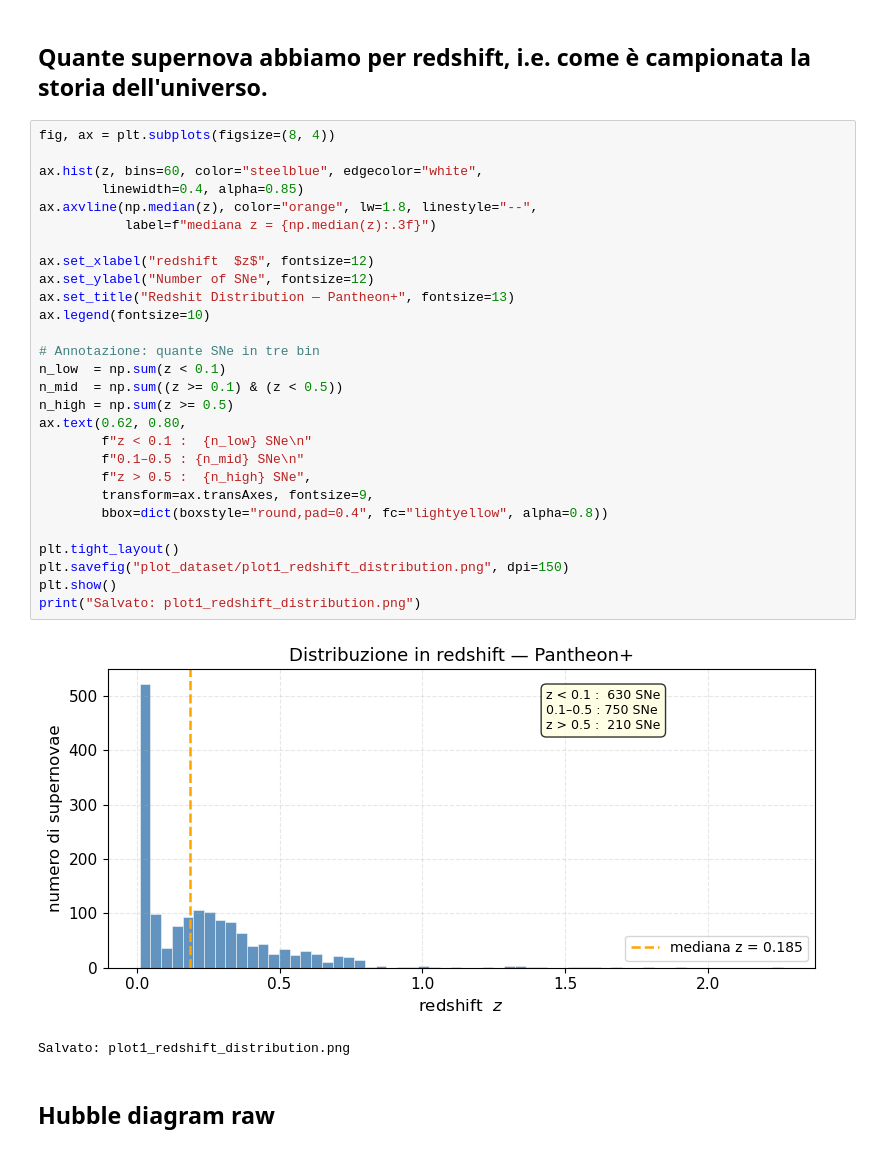
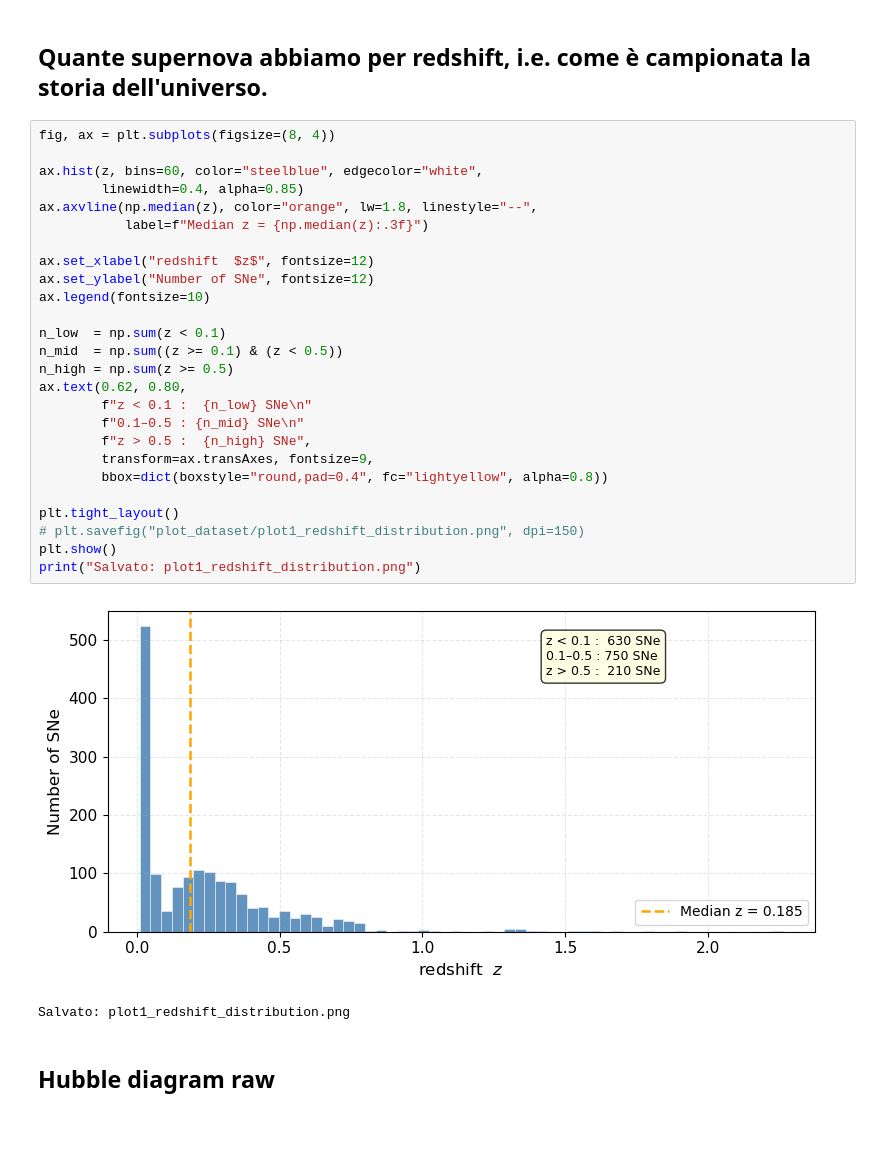
Before and after one commit to PietroCappelli/MCMC_cosmology, a Jupyter notebook: dataset.ipynb, the cells around one changed output. Drawn from its saved outputs; the diff is of its cells as text.

```diff
--- a/dataset.ipynb
+++ b/dataset.ipynb
@@ -128,33 +116,31 @@ Tutte, ma con un filtro importante. Alcune supernovae nel catalogo sono usate an
 # %%
 fig, ax = plt.subplots(figsize=(8, 4))
 
 ax.hist(z, bins=60, color="steelblue", edgecolor="white",
         linewidth=0.4, alpha=0.85)
 ax.axvline(np.median(z), color="orange", lw=1.8, linestyle="--",
-           label=f"mediana z = {np.median(z):.3f}")
+           label=f"Median z = {np.median(z):.3f}")
 
 ax.set_xlabel("redshift  $z$", fontsize=12)
 ax.set_ylabel("Number of SNe", fontsize=12)
-ax.set_title("Redshit Distribution — Pantheon+", fontsize=13)
 ax.legend(fontsize=10)
 
-# Annotazione: quante SNe in tre bin
 n_low  = np.sum(z < 0.1)
 n_mid  = np.sum((z >= 0.1) & (z < 0.5))
 n_high = np.sum(z >= 0.5)
 ax.text(0.62, 0.80,
         f"z < 0.1 :  {n_low} SNe\n"
         f"0.1–0.5 : {n_mid} SNe\n"
         f"z > 0.5 :  {n_high} SNe",
         transform=ax.transAxes, fontsize=9,
         bbox=dict(boxstyle="round,pad=0.4", fc="lightyellow", alpha=0.8))
 
 plt.tight_layout()
-plt.savefig("plot_dataset/plot1_redshift_distribution.png", dpi=150)
+# plt.savefig("plot_dataset/plot1_redshift_distribution.png", dpi=150)
 plt.show()
 print("Salvato: plot1_redshift_distribution.png")
 # %% [output]
-[figure, old version]
+[figure, new version]
 Salvato: plot1_redshift_distribution.png
 # %% [markdown]
 ## Hubble diagram raw
```
Also changed, not shown: parts of 14 cells of this notebook, 3 other files.
